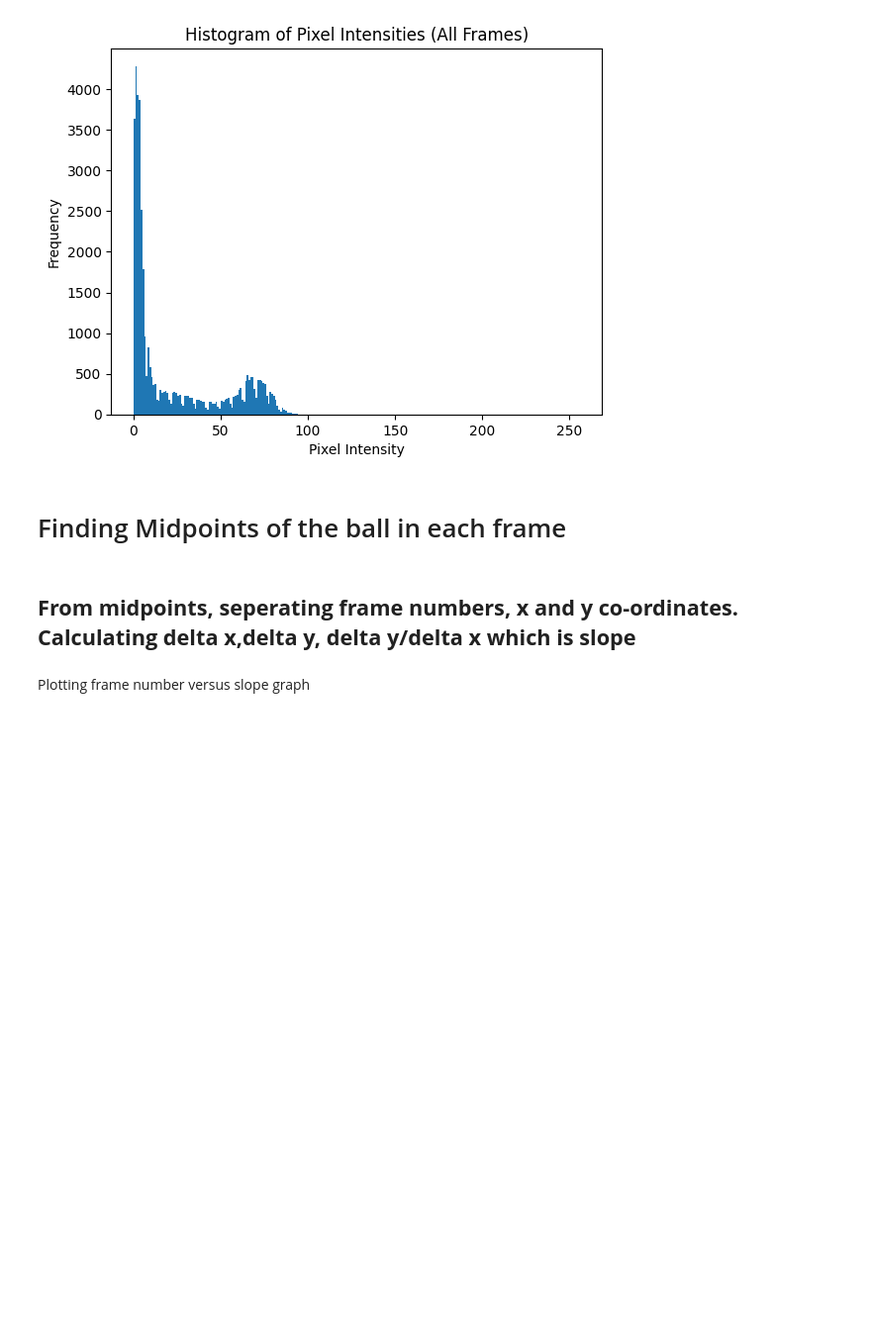
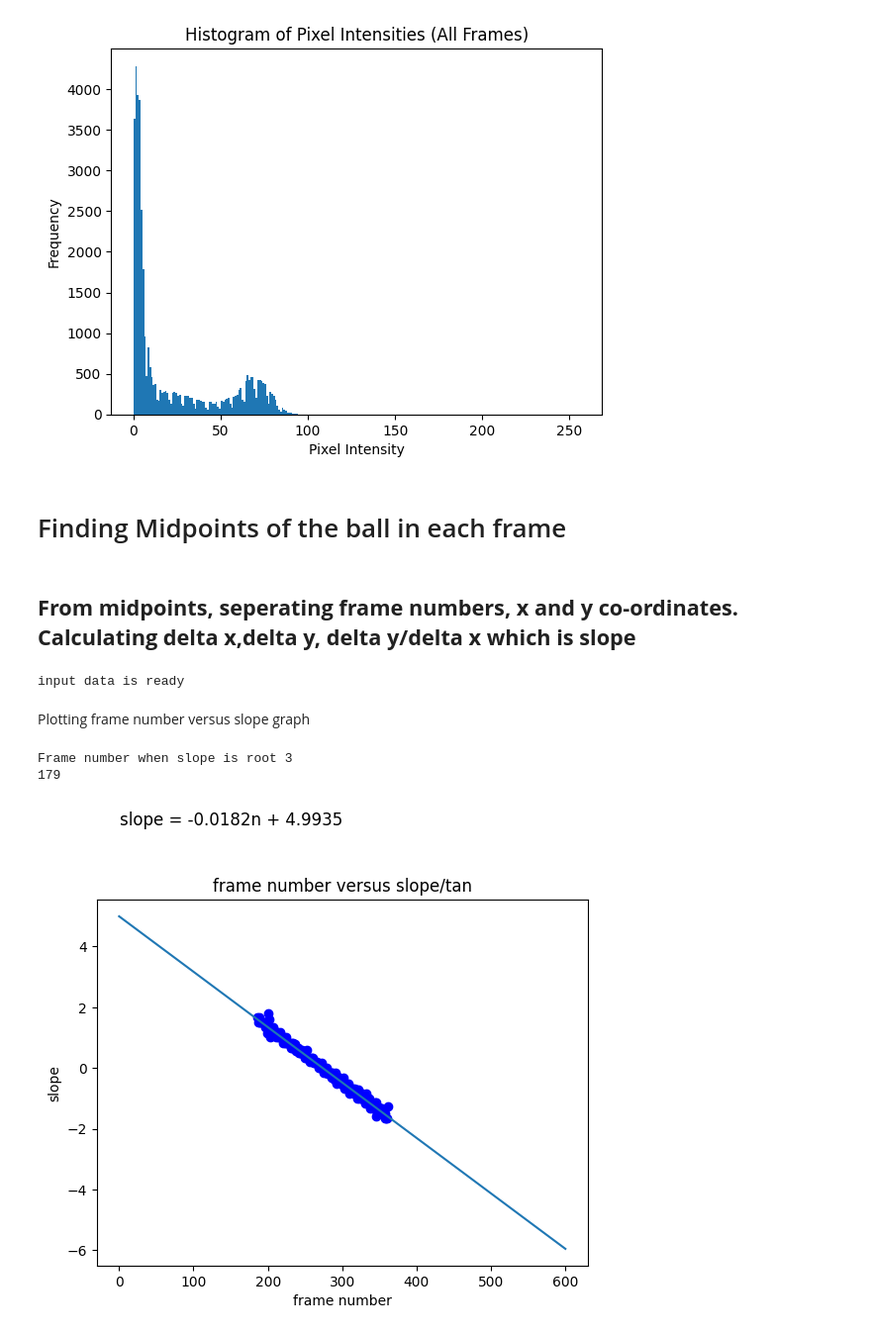
Before and after one commit to gopinath-github99/projectile_analysis_exam, a Jupyter notebook: projectile_analysis.ipynb, the cells around one changed output. Shown at 99% size. Saved outputs shown, nothing was run; the diff lists cells and outputs as text; code cells hidden in the pictures; blank space fills up the shorter version.

Commit message:
plotting graphs and finding origin of projectile

```diff
--- a/projectile_analysis.ipynb
+++ b/projectile_analysis.ipynb
@@ -156,5 +156,43 @@ delta_y = np.diff(y_coords)
 
 # Calculate delta y / delta x which is tan (theta)
 delta_ratio = np.divide(delta_y, delta_x)
+print("input data is ready")
+# %% [output]
+input data is ready
 # %% [markdown]
 Plotting frame number versus slope graph
+# %%
+# Fit a linear regression line to the coordinates
+coefficients = np.polyfit(frame_nos[:-1], delta_ratio, 1)
+m, b = coefficients
+
+# Generate x values for the plot
+n = np.linspace(0, 600, 100)
+
+# Calculate y values based on the linear equation
+slope = m * n + b
+
+# When slope is sqare root 3, finding the frame number
+
+print("Frame number when slope is root 3")
+
+print ( round((np.sqrt(3) - b ) / m) )
+
+# Plot the linear graph
+plt.plot(n, slope, label='Linear Graph')
+
+# Plot the original coordinates
+plt.scatter(frame_nos[:-1], delta_ratio, color='blue', label='Coordinates')
+
+# Print the equation on the graph
+equation = f"slope = {m:.4f}n + {b:.4f}"
+plt.text(1, 8, equation, fontsize=12)
+
+plt.xlabel('frame number')
+plt.ylabel('slope')
+plt.title('frame number versus slope/tan')
+plt.show()
+# %% [output]
+Frame number when slope is root 3
+179
+[figure, added]
```
Also changed, not shown: parts of 5 cells of this notebook.
